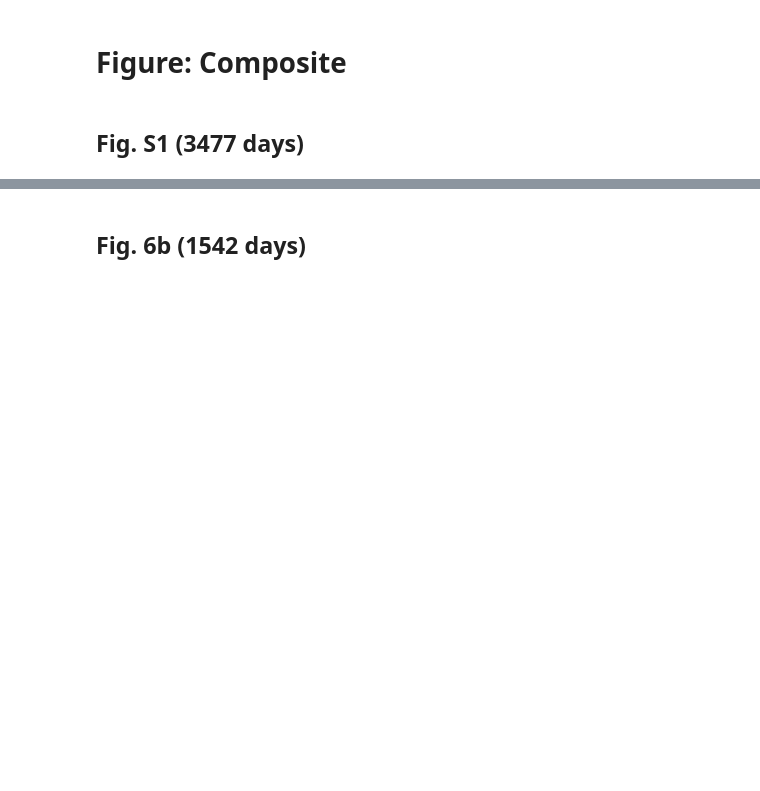
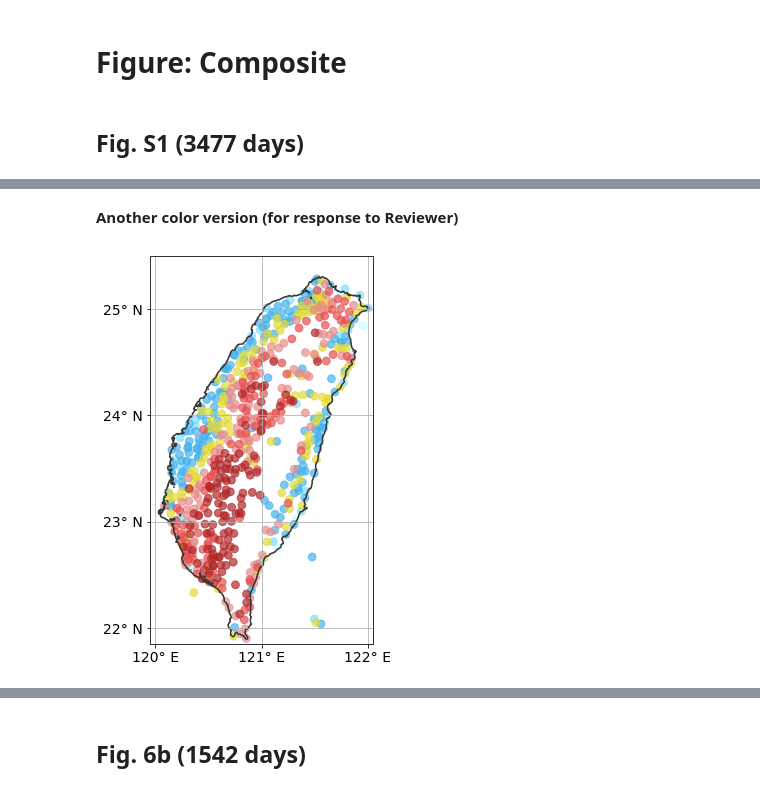
Before and after one commit to Stacy-Guo227/Multiscale-MoistDyn-Control, a Jupyter notebook: notebooks/main/obs_precip_TW.ipynb, the cells around one changed output, grey strips where cells are left out. Drawn from its saved outputs; the diff is of its cells as text; code cells hidden in the pictures; blank space fills up the shorter version.

```diff
--- a/notebooks/main/obs_precip_TW.ipynb
+++ b/notebooks/main/obs_precip_TW.ipynb
@@ -321,0 +327,24 @@ plt.show()
+# %% [markdown]
+**Another color version (for response to Reviewer)**
+# %%
+bounds = np.arange(0, 16.1, 2).tolist()
+color    = ['w', '#C2FFFD', '#80DCFC', '#47B2EC', '#E6DC32', '#E78C8C', '#E54F4F', '#B3282A']
+nodes    = np.linspace(0,1,len(color))
+cmap_    = colors.LinearSegmentedColormap.from_list("cmap", list(zip(nodes, color)))
+norm_    = colors.BoundaryNorm(bounds, cmap_.N)
+
+# Figure initialize
+fig = plt.figure(figsize=(4, 8))
+gs  = GridSpec(1, 1, figure=fig)
+## Plot:
+ax1   = plottools.Axe_map(fig, gs[0], xlim_=[119.95, 122.05], ylim_=[21.85, 25.5],
+                          xloc_=np.arange(120, 122.1, 1), yloc_=np.arange(22, 25.1, 1))
+plottools.Plot_vvm_map(ax1, c['dark grey'], 1.5)  # coastline
+temp = np.argsort(dict_cwa_pcp_comp['all_comp'])
+imcwb = ax1.scatter(x=dict_cwa_pcp_comp['stn_lon'][temp], y=dict_cwa_pcp_comp['stn_lat'][temp], c=dict_cwa_pcp_comp['all_comp'][temp], s=60, alpha=0.7, cmap=cmap_, norm=norm_)
+
+ax1.set_xticklabels([f'{int(i)}\N{DEGREE SIGN} E' for i in np.arange(120, 122.1, 1)], fontsize=14)
+ax1.set_yticklabels([f'{int(i)}\N{DEGREE SIGN} N' for i in np.arange(22, 25.1, 1)], fontsize=14)
+plt.show()
+# %% [output]
+[figure, added]
```
Also changed, not shown: parts of 21 cells of this notebook, 6 other files.
